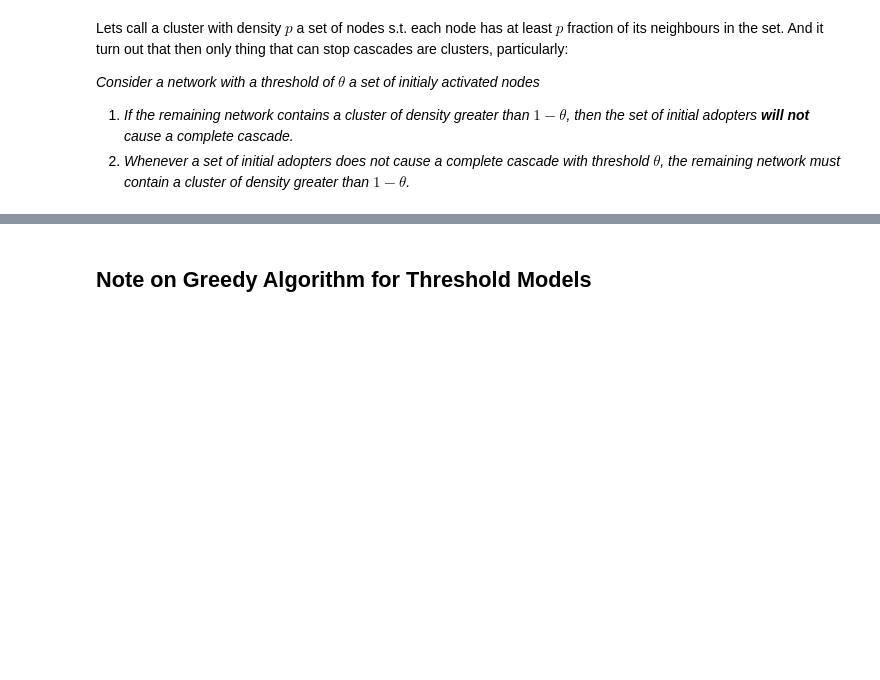
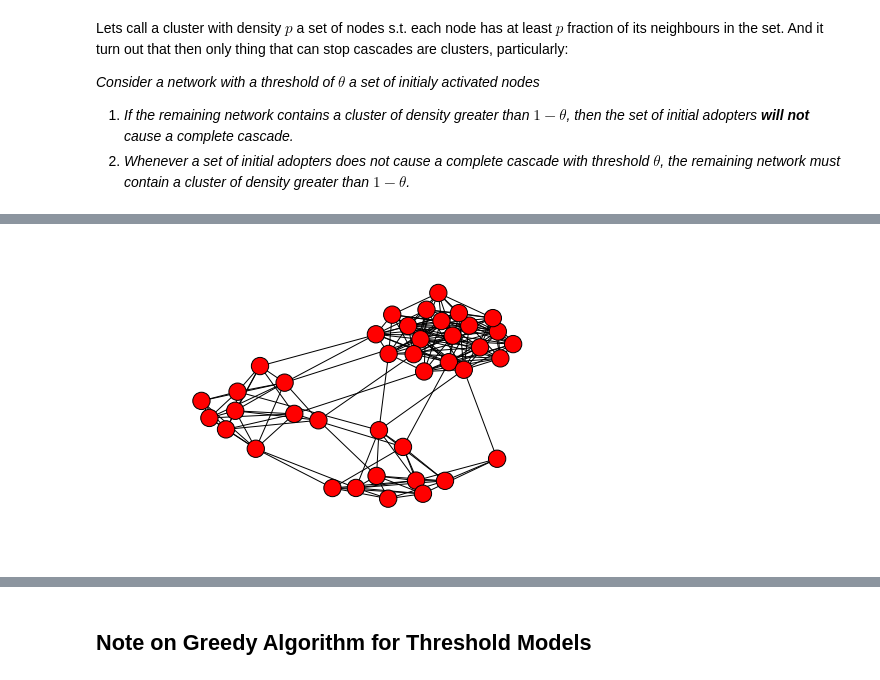
Before and after one commit to shestakoff/social_ntwks, a Jupyter notebook: threshold.ipynb, the cells around one changed output, grey strips where cells are left out. Cells and saved outputs as stored; diff of their text form; code cells hidden in the pictures; blank space fills up the shorter version.

```diff
--- a/threshold.ipynb
+++ b/threshold.ipynb
@@ -97,17 +101,20 @@ nx.draw_spring(G)
 # %%
 # Randomized Option. (may not end well..)
 
 arrG = [nx.erdos_renyi_graph(10, 0.6)]* 2
 arrG.append(nx.erdos_renyi_graph(20, 0.6))
 G = reduce(lambda g1,g2: nx.disjoint_union(g1,g2), arrG)
 # nx.draw(G)
 edList = zip(np.random.randint(0,10,size=(5,)), np.random.randint(10,20,size=(5,)))
 G.add_edges_from(edList)
 edList = zip(np.random.randint(0,10,size=(5,)), np.random.randint(20,40,size=(5,)))
 G.add_edges_from(edList)
 edList = zip(np.random.randint(10,20,size=(5,)), np.random.randint(20,40,size=(5,)))
 G.add_edges_from(edList)
-# pos = nx.spring_layout(G)
+pos = nx.spring_layout(G)
+nx.draw(G, pos=pos)
+# %% [output]
+[figure, added]
 # %%
 A = np.array(nx.adjacency_matrix(G).todense())
 n = A.shape[0]
```
Also changed, not shown: parts of 5 cells of this notebook.
